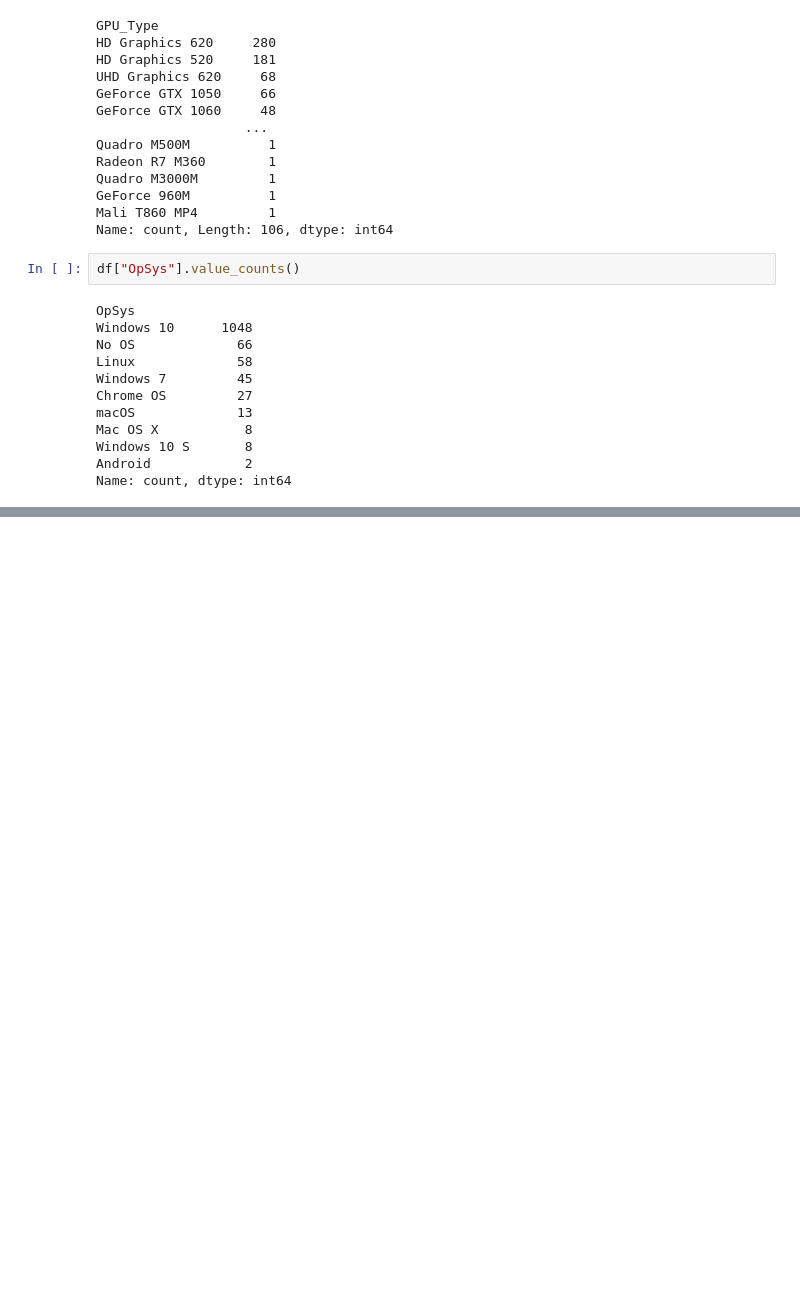
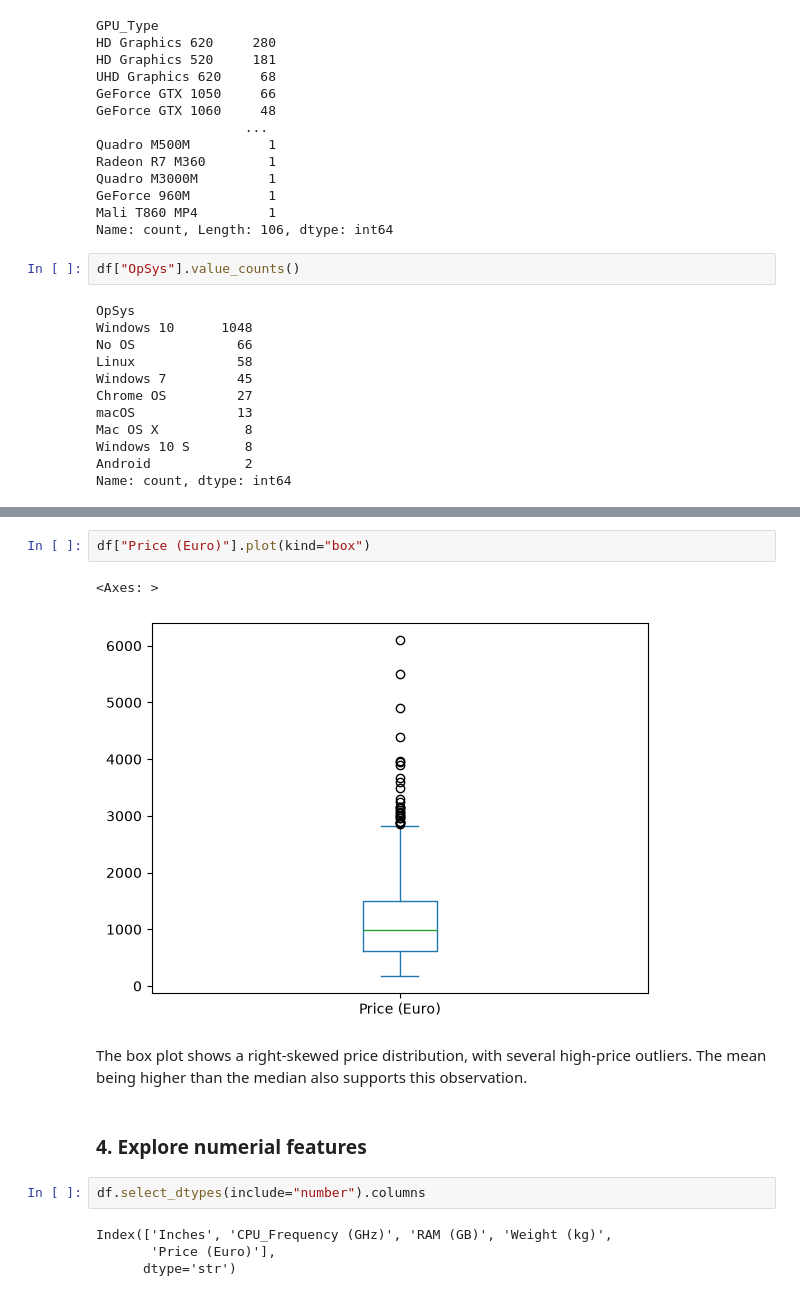
Before and after one commit to llshahroozll/Laptop-Price-Prediction, a Jupyter notebook: nootbooks/01_eda.ipynb, the cells around one changed output, grey strips where cells are left out. Cells and saved outputs as stored; diff of their text form; blank space fills up the shorter version.

```diff
--- a/nootbooks/01_eda.ipynb
+++ b/nootbooks/01_eda.ipynb
@@ -309,0 +324,15 @@ Name: count, dtype: int64
+# %%
+df["Price (Euro)"].plot(kind="box")
+# %% [output]
+<Axes: >
+[figure, added]
+# %% [markdown]
+The box plot shows a right-skewed price distribution, with several high-price outliers. The mean being higher than the median also supports this observation.
+# %% [markdown]
+### 4. Explore numerial features
+# %%
+df.select_dtypes(include="number").columns
+# %% [output]
+Index(['Inches', 'CPU_Frequency (GHz)', 'RAM (GB)', 'Weight (kg)',
+       'Price (Euro)'],
+      dtype='str')
```
Also changed, not shown: parts of 45 cells of this notebook.
